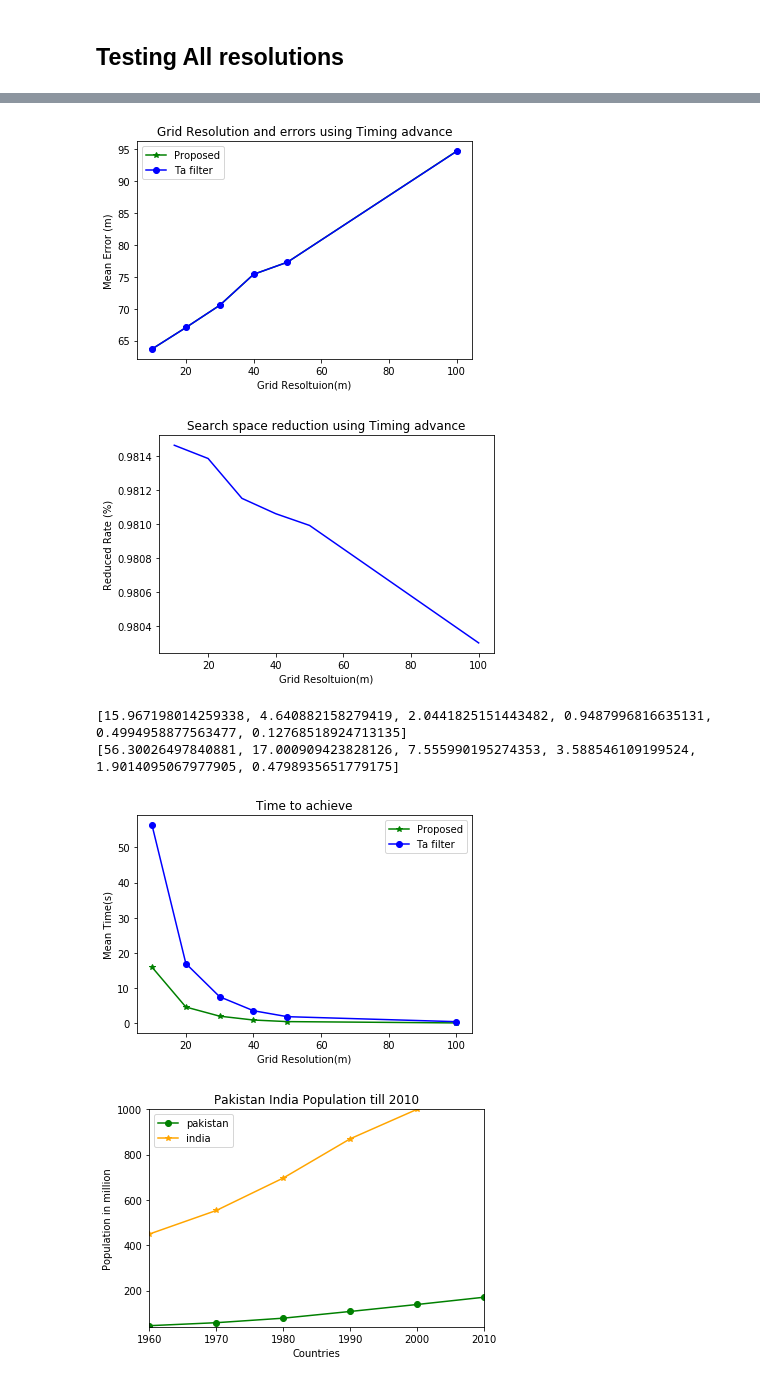
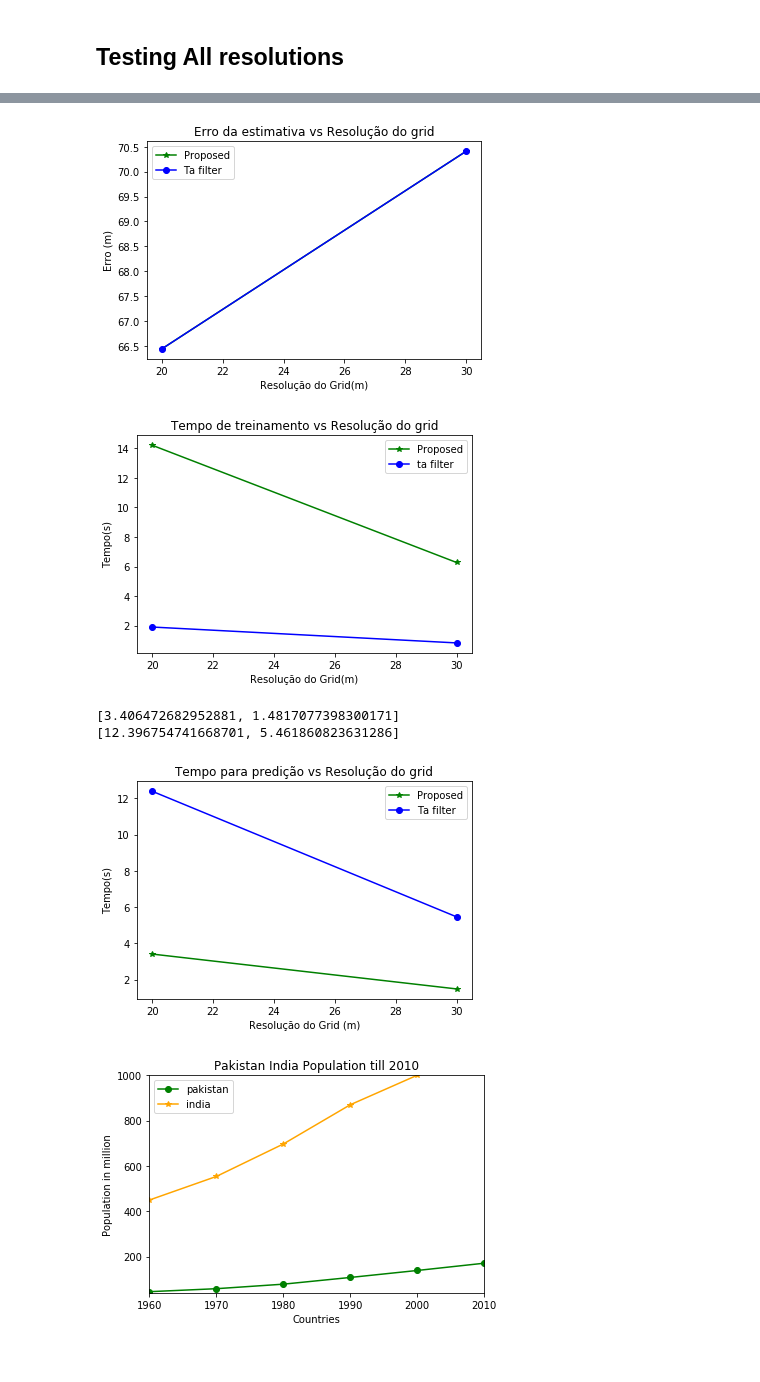
Before and after one commit to thiagoald/projeto_es290, a Jupyter notebook: Localization.ipynb, the cells around one changed output, grey strips where cells are left out. Cells and saved outputs as stored; diff of their text form; code cells hidden in the pictures.

Commit message:
add offline test time

```diff
--- a/Localization.ipynb
+++ b/Localization.ipynb
@@ -515,8 +515,8 @@ def generate_ta_values(bts_list, positions):
 #-------------------------RF Fingerprint algorithm-------------------------------------------
 
 #---Grid resolutions to test
-#tests = [20, 30]
-tests = [10,20,30, 40, 50, 100]
+tests = [20, 30]
+#tests = [10,20,30, 40, 50, 100]
 #tests = [10, 20, 50, 100, 200, 500]
 
 tests_errors = []
@@ -524,6 +524,8 @@ tests_errors_naive = []
 tests_reduced = []
 tests_time = []
 tests_time_naive = []
+offline_tests_time = []
+offline_tests_time_naive = []
 
 num_k_folds = 10
 
@@ -557,6 +559,8 @@ for res in tests:
     set_lengths = []
     times = []
     times_naive = []
+    offline_times = []
+    offline_times_naive = []
 
     #---------------------------------------------------------------------------------------------------
     print("SQUARE GRID GENERATOR")
@@ -646,12 +650,18 @@ for res in tests:
 
         #--------------------------------------------------------------------------------------------------
 
+        offline_start_time = time.time()
         cells = list(zip(samples, gen_fingerprints(normalized_data, regs)))
 
         #-----------------------------------Matching phase using Timing advance------------------------------
 
         btss = gen_taf_struct(df_btss, cells)
 
+        offline_end_time = time.time()
+
+        offline_spent_time = offline_end_time - offline_start_time
+
+        offline_times.append(offline_spent_time)
         pred_positions_taf = []
         reduced_sets = []
 
@@ -685,7 +695,12 @@ for res in tests:
         #------------------------------------------Naive-------------------------------------------------------
         pred_positions_naive = []
 
+        offline_naive_start_time = time.time()
         cells_ta = list(zip(samples, gen_fingerprints(normalized_data, regs), generate_ta_values(df_btss, samples)))
+
+        offline_naive_end_time = time.time()
+        offline_naive_spent_time = offline_naive_end_time - offline_naive_start_time
+        offline_times_naive.append(offline_naive_spent_time)
         print(cells_ta[0][2])
         start_time_naive  = time.time()
 
@@ -724,6 +739,8 @@ for res in tests:
 
     tests_time.append(np.mean(times))
     tests_time_naive.append(np.mean(times_naive))
+    offline_tests_time.append(np.mean(offline_times))
+    offline_tests_time_naive.append(np.mean(offline_times_naive))
     print("Erro médio utilizando timing advance: para a resolução  {0} : {1}".format(RESOLUTION,error_res))
 
     print("Erro médio utilizando abordagem: para a resolução  {0} : {1}".format(RESOLUTION,error_res_naive))
@@ -738,20 +755,22 @@ plt_res = plt.subplot(111)
 plt_res.plot(tests, tests_errors, color='g',marker ='*', label='Proposed')
 plt_res.plot(tests, tests_errors_naive, color='b',marker ='o', label='Ta filter')
 plt_res.legend()
-plt.xlabel('Grid Resoltuion(m)')
-plt.ylabel('Mean Error (m)')
+plt.xlabel('Resolução do Grid(m)')
+plt.ylabel('Erro (m)')
 plt.title('Erro da estimativa vs Resolução do grid')
 plt.show()
 fig.savefig('resources/results/grid_resolution_error.png')
 
 fig = plt.figure()
 plt_space = plt.subplot(111)
-plt_space.plot(tests,tests_reduced, color='b')
-plt.xlabel('Grid Resoltuion(m)')
-plt.ylabel('Reduced Rate (%)')
-plt.title('Search space reduction using Timing advance')
+plt_space.plot(tests, offline_tests_time, color='g', marker='*', label='Proposed')
+plt_space.plot(tests, offline_tests_time_naive, color='b', marker='o', label='ta filter')
+plt_space.legend()
+plt.xlabel('Resolução do Grid(m)')
+plt.ylabel('Tempo(s)')
+plt.title('Tempo de treinamento vs Resolução do grid')
 plt.show()
-fig.savefig('resources/results/searc_space_reduction.png')
+fig.savefig('resources/results/offline_prediction_time.png')
 
 fig = plt.figure()
 plt_time = plt.subplot(111)
@@ -760,11 +779,11 @@ print(tests_time_naive)
 plt_time.plot(tests, tests_time, color='g', marker ='*', label='Proposed')
 plt_time.plot(tests, tests_time_naive, color='b', marker ='o', label='Ta filter')
 plt_time.legend()
-plt.xlabel('Grid Resolution(m)')
-plt.ylabel('Mean Time(s)')
-plt.title('Tempo para predição vs resolução do grid')
+plt.xlabel('Resolução do Grid (m)')
+plt.ylabel('Tempo(s)')
+plt.title('Tempo para predição vs Resolução do grid')
 plt.show()
-fig.savefig('resources/results/time_reduction.png')
+fig.savefig('resources/results/online_prediction_time.png')
 # %% [output]
 295
 SQUARE GRID GENERATOR
@@ -786,8 +805,8 @@ Redução do espaço de busca para a resolução  100 : 0.980298452468681
-[figure, old version]
+[figure, new version]
-[figure, old version]
+[figure, new version]
-[15.967198014259338, 4.640882158279419, 2.0441825151443482, 0.9487996816635131, 0.4994958877563477, 0.12768518924713135]
-[56.30026497840881, 17.000909423828126, 7.555990195274353, 3.588546109199524, 1.9014095067977905, 0.4798935651779175]
+[3.406472682952881, 1.4817077398300171]
+[12.396754741668701, 5.461860823631286]
-[figure, old version]
+[figure, new version]
 # %%
 year = [1960, 1970, 1980, 1990, 2000, 2010]
 pop_pakistan = [44.91, 58.09, 78.07, 107.7, 138.5, 170.6]
```
Also changed, not shown: parts of 1 cell of this notebook.
